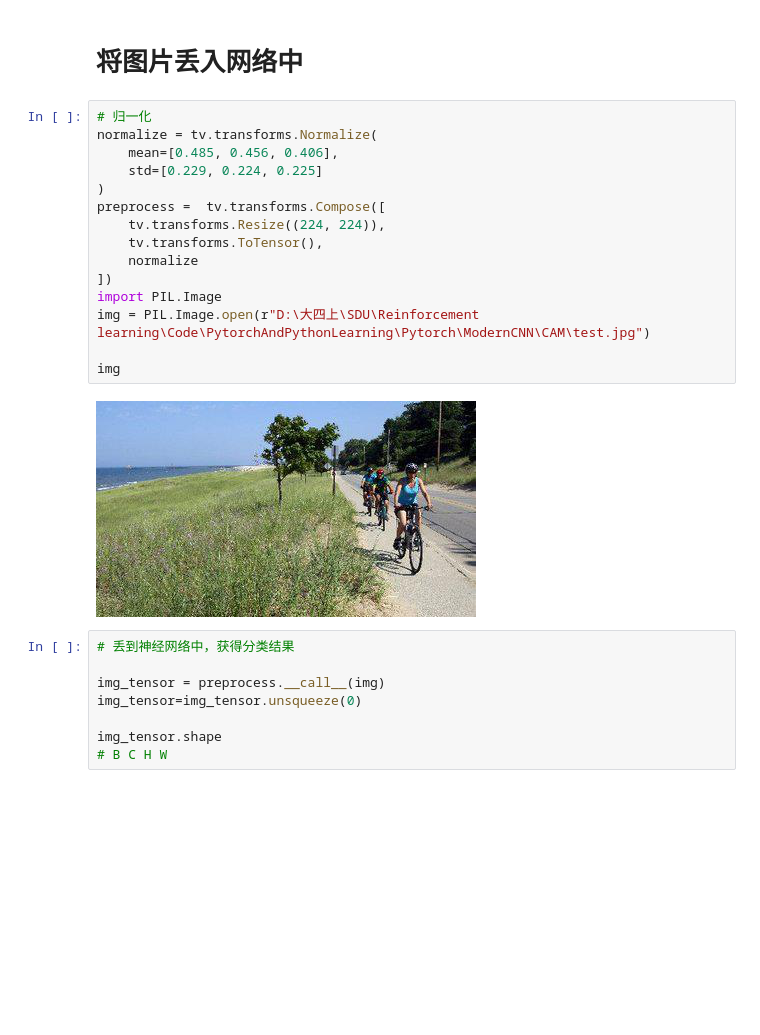
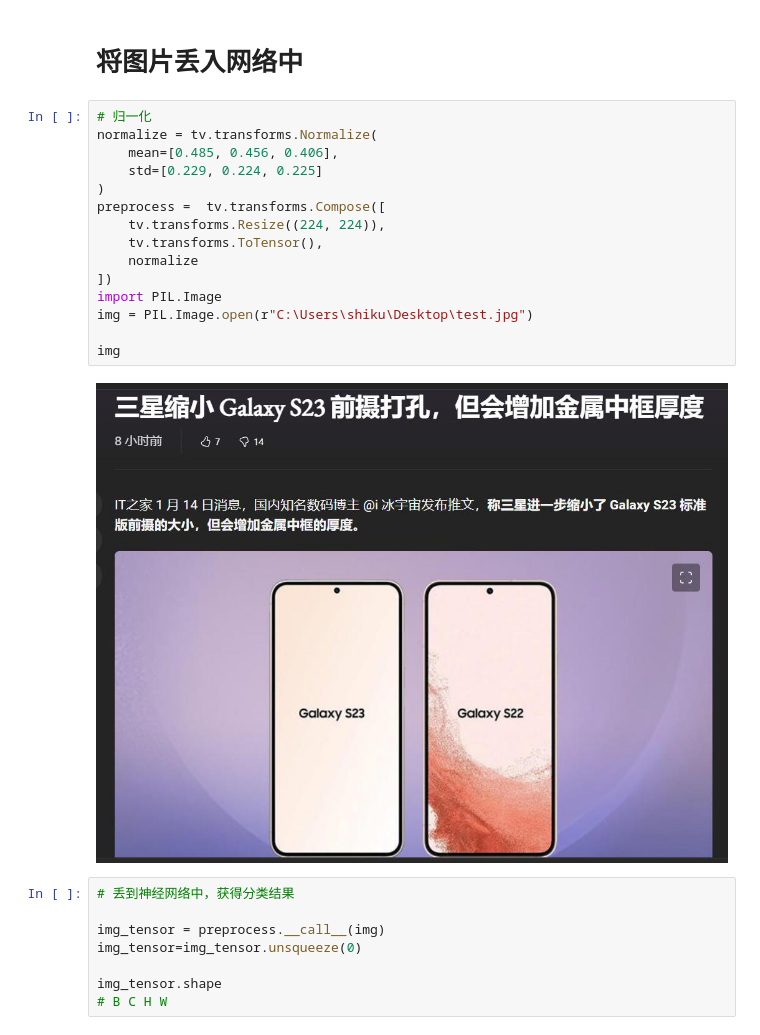
Before and after one commit to Phoenix-Shen/deepLearning, a Jupyter notebook: ModernCNN/CAM/class activation mapping.ipynb, the cells around one changed output. Drawn from its saved outputs; the diff is of its cells as text; blank space fills up the shorter version.

```diff
--- a/ModernCNN/CAM/class activation mapping.ipynb
+++ b/ModernCNN/CAM/class activation mapping.ipynb
@@ -52,20 +52,20 @@ model._modules.get("features").register_forward_hook(hook_features)
 # %%
 # 归一化
 normalize = tv.transforms.Normalize(
     mean=[0.485, 0.456, 0.406],
     std=[0.229, 0.224, 0.225]
 )
 preprocess =  tv.transforms.Compose([
     tv.transforms.Resize((224, 224)),
     tv.transforms.ToTensor(),
     normalize
 ])
 import PIL.Image
-img = PIL.Image.open(r"D:\大四上\SDU\Reinforcement learning\Code\PytorchAndPythonLearning\Pytorch\ModernCNN\CAM\test.jpg")
+img = PIL.Image.open(r"C:\Users\shiku\Desktop\test.jpg")
 
 img
 # %% [output]
-[figure, old version]
+[figure, new version]
 # %%
 # 丢到神经网络中，获得分类结果
 
```
Also changed, not shown: parts of 5 cells of this notebook, 3 other files.
